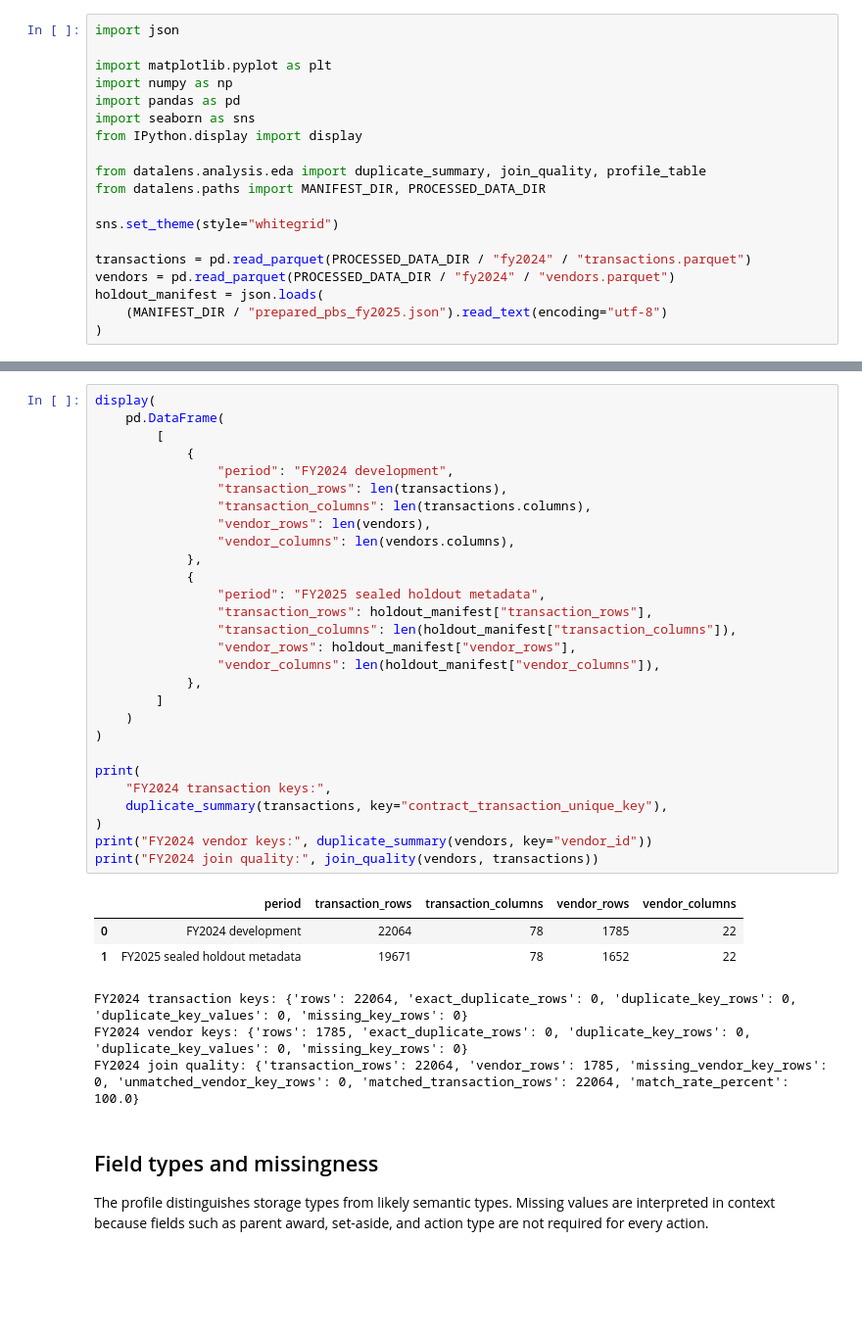
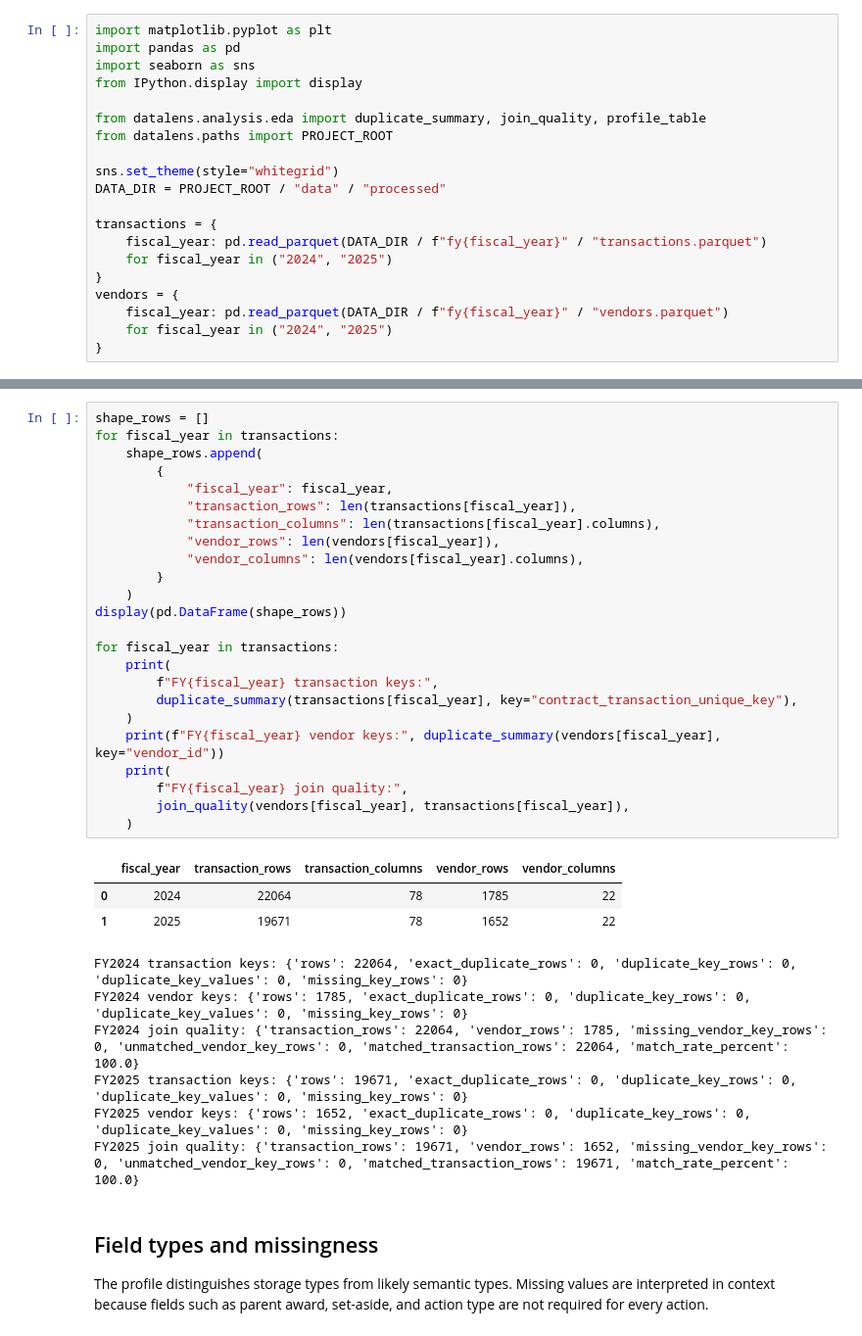
Before and after one commit to ibikigosu/DataLens, a Jupyter notebook: notebooks/01_usaspending_pbs_eda.ipynb, the cells around one changed output, grey strips where cells are left out. Shown at 98% size. Saved outputs shown, nothing was run; the diff lists cells and outputs as text; blank space fills up the shorter version.

```diff
--- a/notebooks/01_usaspending_pbs_eda.ipynb
+++ b/notebooks/01_usaspending_pbs_eda.ipynb
@@ -8,22 +7,23 @@ Naturally unusual records are not labeled as defects without supporting evidence
 # %%
-import json
-
 import matplotlib.pyplot as plt
-import numpy as np
 import pandas as pd
 import seaborn as sns
 from IPython.display import display
 
 from datalens.analysis.eda import duplicate_summary, join_quality, profile_table
-from datalens.paths import MANIFEST_DIR, PROCESSED_DATA_DIR
+from datalens.paths import PROJECT_ROOT
 
 sns.set_theme(style="whitegrid")
+DATA_DIR = PROJECT_ROOT / "data" / "processed"
 
-transactions = pd.read_parquet(PROCESSED_DATA_DIR / "fy2024" / "transactions.parquet")
-vendors = pd.read_parquet(PROCESSED_DATA_DIR / "fy2024" / "vendors.parquet")
-holdout_manifest = json.loads(
-    (MANIFEST_DIR / "prepared_pbs_fy2025.json").read_text(encoding="utf-8")
-)
+transactions = {
+    fiscal_year: pd.read_parquet(DATA_DIR / f"fy{fiscal_year}" / "transactions.parquet")
+    for fiscal_year in ("2024", "2025")
+}
+vendors = {
+    fiscal_year: pd.read_parquet(DATA_DIR / f"fy{fiscal_year}" / "vendors.parquet")
+    for fiscal_year in ("2024", "2025")
+}
 # %% [markdown]
 ## Shape, grain, and relationships
 
@@ -34,38 +33,37 @@ Only FY2025 manifest metadata is shown to confirm that the holdout exists withou
 # %%
-display(
-    pd.DataFrame(
-        [
-            {
-                "period": "FY2024 development",
-                "transaction_rows": len(transactions),
-                "transaction_columns": len(transactions.columns),
-                "vendor_rows": len(vendors),
-                "vendor_columns": len(vendors.columns),
-            },
-            {
-                "period": "FY2025 sealed holdout metadata",
-                "transaction_rows": holdout_manifest["transaction_rows"],
-                "transaction_columns": len(holdout_manifest["transaction_columns"]),
-                "vendor_rows": holdout_manifest["vendor_rows"],
-                "vendor_columns": len(holdout_manifest["vendor_columns"]),
-            },
-        ]
+shape_rows = []
+for fiscal_year in transactions:
+    shape_rows.append(
+        {
+            "fiscal_year": fiscal_year,
+            "transaction_rows": len(transactions[fiscal_year]),
+            "transaction_columns": len(transactions[fiscal_year].columns),
+            "vendor_rows": len(vendors[fiscal_year]),
+            "vendor_columns": len(vendors[fiscal_year].columns),
+        }
     )
-)
+display(pd.DataFrame(shape_rows))
 
-print(
-    "FY2024 transaction keys:",
-    duplicate_summary(transactions, key="contract_transaction_unique_key"),
-)
-print("FY2024 vendor keys:", duplicate_summary(vendors, key="vendor_id"))
-print("FY2024 join quality:", join_quality(vendors, transactions))
+for fiscal_year in transactions:
+    print(
+        f"FY{fiscal_year} transaction keys:",
+        duplicate_summary(transactions[fiscal_year], key="contract_transaction_unique_key"),
+    )
+    print(f"FY{fiscal_year} vendor keys:", duplicate_summary(vendors[fiscal_year], key="vendor_id"))
+    print(
+        f"FY{fiscal_year} join quality:",
+        join_quality(vendors[fiscal_year], transactions[fiscal_year]),
+    )
 # %% [output]
-|  | period | transaction_rows | transaction_columns | vendor_rows | vendor_columns |
-| 0 | FY2024 development | 22064 | 78 | 1785 | 22 |
-| 1 | FY2025 sealed holdout metadata | 19671 | 78 | 1652 | 22 |
+|  | fiscal_year | transaction_rows | transaction_columns | vendor_rows | vendor_columns |
+| 0 | 2024 | 22064 | 78 | 1785 | 22 |
+| 1 | 2025 | 19671 | 78 | 1652 | 22 |
 FY2024 transaction keys: {'rows': 22064, 'exact_duplicate_rows': 0, 'duplicate_key_rows': 0, 'duplicate_key_values': 0, 'missing_key_rows': 0}
 FY2024 vendor keys: {'rows': 1785, 'exact_duplicate_rows': 0, 'duplicate_key_rows': 0, 'duplicate_key_values': 0, 'missing_key_rows': 0}
 FY2024 join quality: {'transaction_rows': 22064, 'vendor_rows': 1785, 'missing_vendor_key_rows': 0, 'unmatched_vendor_key_rows': 0, 'matched_transaction_rows': 22064, 'match_rate_percent': 100.0}
+FY2025 transaction keys: {'rows': 19671, 'exact_duplicate_rows': 0, 'duplicate_key_rows': 0, 'duplicate_key_values': 0, 'missing_key_rows': 0}
+FY2025 vendor keys: {'rows': 1652, 'exact_duplicate_rows': 0, 'duplicate_key_rows': 0, 'duplicate_key_values': 0, 'missing_key_rows': 0}
+FY2025 join quality: {'transaction_rows': 19671, 'vendor_rows': 1652, 'missing_vendor_key_rows': 0, 'unmatched_vendor_key_rows': 0, 'matched_transaction_rows': 19671, 'match_rate_percent': 100.0}
 # %% [markdown]
 ## Field types and missingness
 
```
Also changed, not shown: parts of 7 cells of this notebook, 21 other files.
